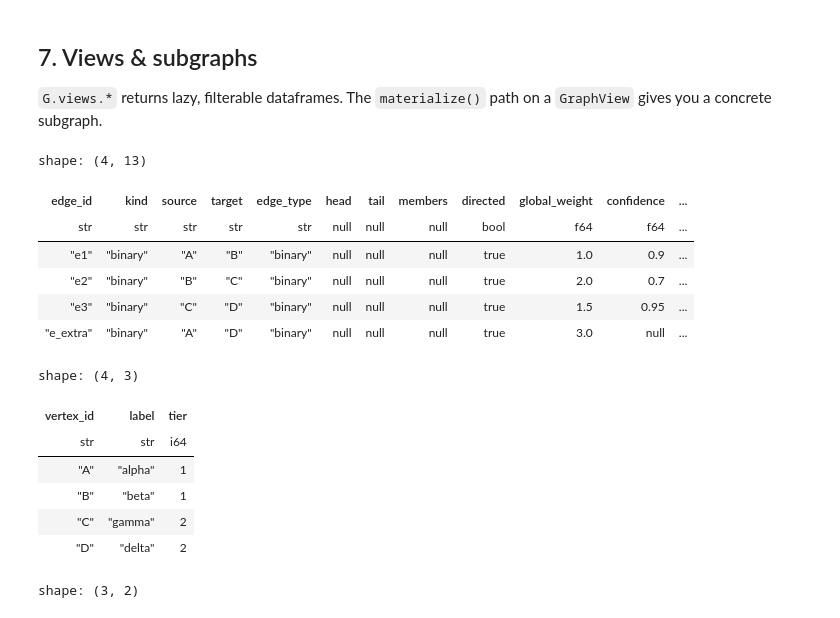
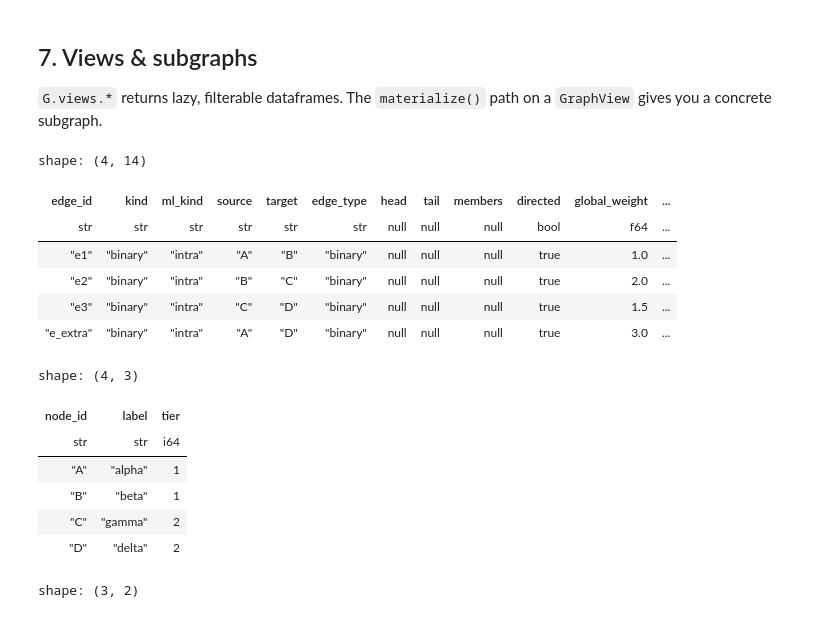
Before and after one commit to saezlab/annnet, a Jupyter notebook: notebooks/00_showcase.ipynb, the cells around one changed output. Drawn from its saved outputs; the diff is of its cells as text; code cells hidden in the pictures.

```diff
--- a/notebooks/00_showcase.ipynb
+++ b/notebooks/00_showcase.ipynb
@@ -32,7 +32,7 @@ The simplest entry point. Construct a directed graph, add a few vertices and edg
 from annnet import AnnNet
 
 G = AnnNet(directed=True)
-G.add_vertices(['A', 'B', 'C', 'D'])
+G.add_nodes(['A', 'B', 'C', 'D'])
 G.add_edges('A', 'B', edge_id='e1', weight=1.0)
 G.add_edges('B', 'C', edge_id='e2', weight=2.0)
 G.add_edges('C', 'D', edge_id='e3', weight=1.5)
@@ -76,8 +76,8 @@ Vertex, edge, slice, and graph-level attributes live in narwhals-backed tables.
 Bulk variants exist for every setter.
 # %%
-# Vertex attributes
-G.attrs.set_vertex_attrs('A', label='alpha', tier=1)
-G.attrs.set_vertex_attrs_bulk(
+# Node attributes
+G.attrs.set_node_attrs('A', label='alpha', tier=1)
+G.attrs.set_node_attrs_bulk(
     {
         'B': {'label': 'beta', 'tier': 1},
         'C': {'label': 'gamma', 'tier': 2},
@@ -86,8 +86,8 @@ G.attrs.set_vertex_attrs_bulk(
 )
 
 # Single-attr read
-print('A.label =', G.attrs.get_attr_vertex('A', 'label'))
-print('B full =', G.attrs.get_vertex_attrs('B'))
+print('A.label =', G.attrs.get_attr_node('A', 'label'))
+print('B full =', G.attrs.get_node_attrs('B'))
 # %% [output]
 A.label = alpha
 B full = {'label': 'beta', 'tier': 1}
@@ -322,19 +322,19 @@ gives you a concrete subgraph.
 # Edge table view
 G.views.edges().head(5)
 # %% [output]
-shape: (4, 13)
+shape: (4, 14)
-| edge_id | kind | source | target | edge_type | head | tail | members | directed | global_weight | confidence | ... |
-| str | str | str | str | str | null | null | null | bool | f64 | f64 | ... |
-| "e1" | "binary" | "A" | "B" | "binary" | null | null | null | true | 1.0 | 0.9 | ... |
-| "e2" | "binary" | "B" | "C" | "binary" | null | null | null | true | 2.0 | 0.7 | ... |
-| "e3" | "binary" | "C" | "D" | "binary" | null | null | null | true | 1.5 | 0.95 | ... |
-| "e_extra" | "binary" | "A" | "D" | "binary" | null | null | null | true | 3.0 | null | ... |
+| edge_id | kind | ml_kind | source | target | edge_type | head | tail | members | directed | global_weight | ... |
+| str | str | str | str | str | str | null | null | null | bool | f64 | ... |
+| "e1" | "binary" | "intra" | "A" | "B" | "binary" | null | null | null | true | 1.0 | ... |
+| "e2" | "binary" | "intra" | "B" | "C" | "binary" | null | null | null | true | 2.0 | ... |
+| "e3" | "binary" | "intra" | "C" | "D" | "binary" | null | null | null | true | 1.5 | ... |
+| "e_extra" | "binary" | "intra" | "A" | "D" | "binary" | null | null | null | true | 3.0 | ... |
 # %%
-# Vertex table view
-G.views.vertices().head(5)
+# Node table view
+G.views.nodes().head(5)
 # %% [output]
 shape: (4, 3)
-| vertex_id | label | tier |
+| node_id | label | tier |
 | str | str | i64 |
 | "A" | "alpha" | 1 |
 | "B" | "beta" | 1 |
```
Also changed, not shown: parts of 21 cells of this notebook, 45 other files.
